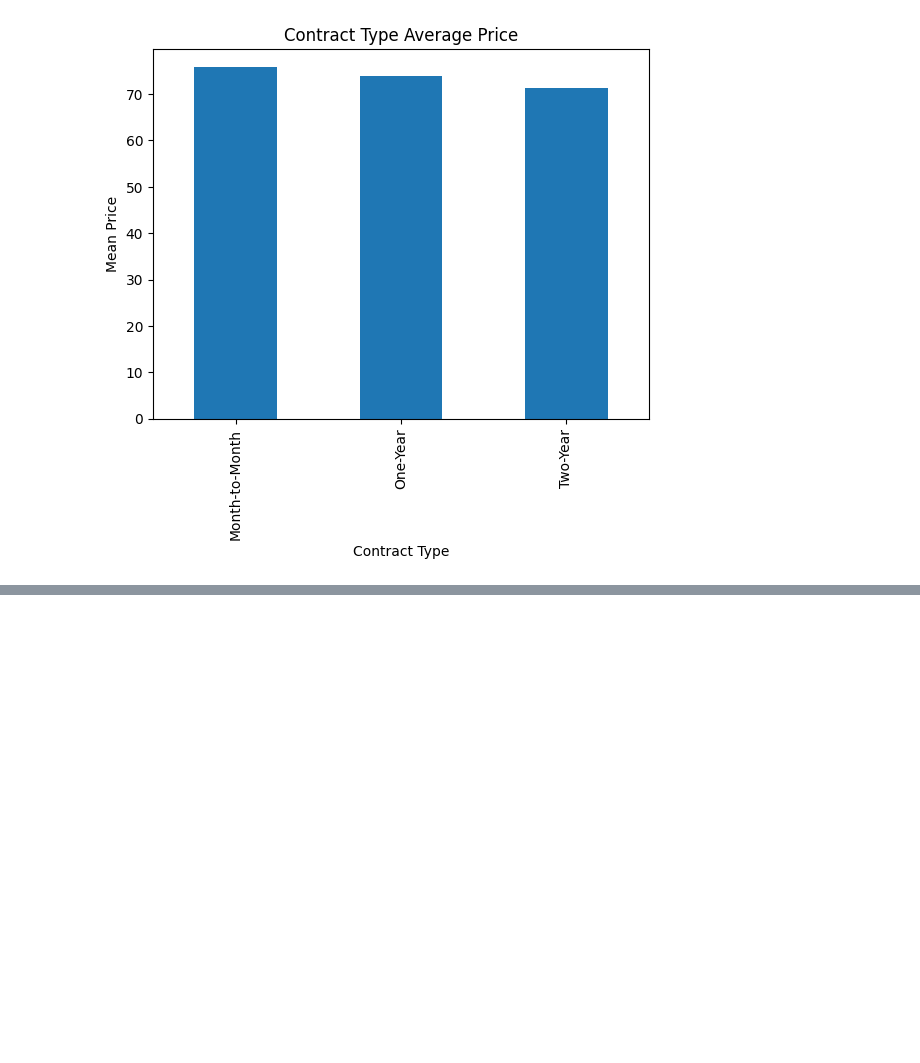
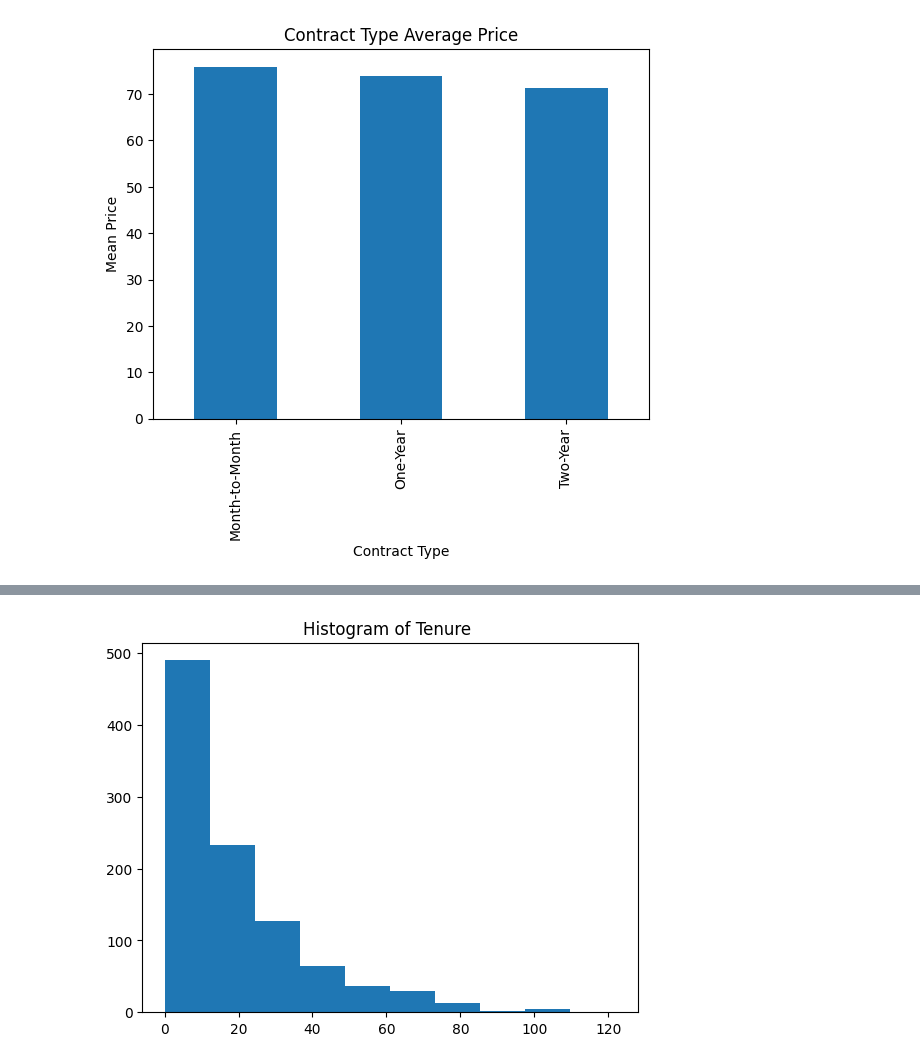
Before and after one commit to rachiittt/player-churn-AI, a Jupyter notebook: notebook.ipynb, the cells around one changed output, grey strips where cells are left out. Saved outputs shown, nothing was run; the diff lists cells and outputs as text; code cells hidden in the pictures; blank space fills up the shorter version.

```diff
--- a/notebook.ipynb
+++ b/notebook.ipynb
@@ -143,0 +175,6 @@ plt.show()
+# %%
+plt.hist(df['Tenure'])
+plt.title("Histogram of Tenure ")
+plt.show()
+# %% [output]
+[figure, added]
```
Also changed, not shown: parts of 6 cells of this notebook.
